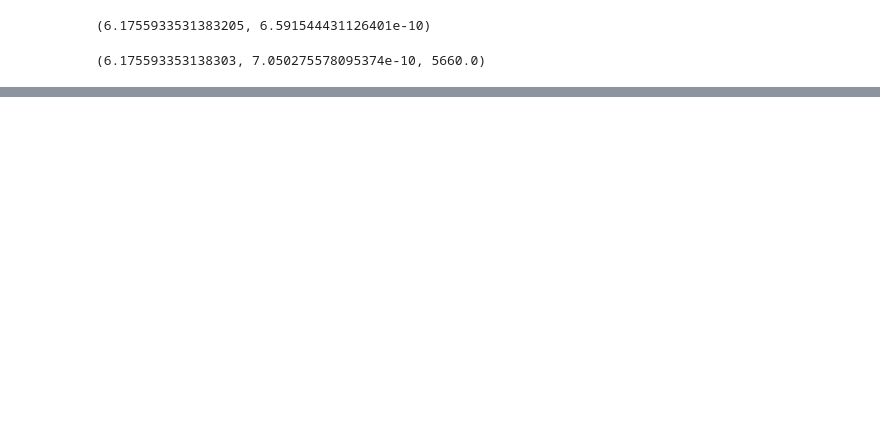
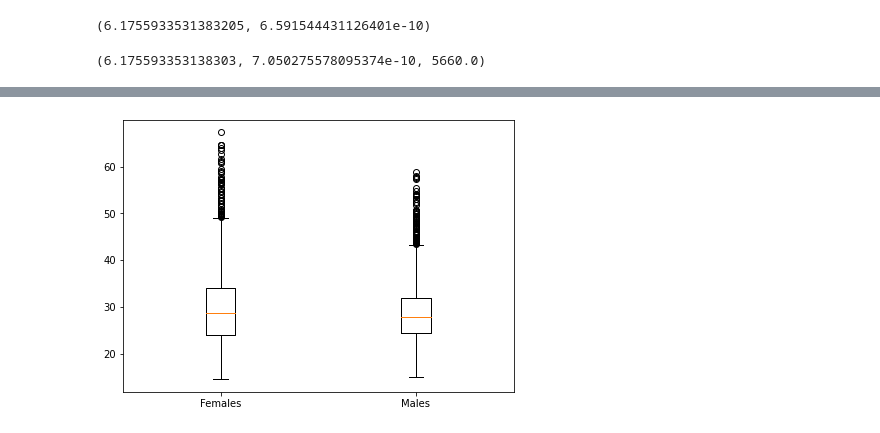
Before and after one commit to mxagar/statistics_with_python_coursera, a Jupyter notebook: 02_Inference/lab/05_Hypothesis_Testing_Examples.ipynb, the cells around one changed output, grey strips where cells are left out. Drawn from its saved outputs; the diff is of its cells as text; code cells hidden in the pictures; blank space fills up the shorter version.

```diff
--- a/02_Inference/lab/05_Hypothesis_Testing_Examples.ipynb
+++ b/02_Inference/lab/05_Hypothesis_Testing_Examples.ipynb
@@ -235,0 +392,6 @@ sm.stats.ttest_ind(females["BMXBMI"].dropna(), male["BMXBMI"].dropna())
+# %%
+plt.figure(figsize=(7,5))
+plt.boxplot((females["BMXBMI"].dropna(),males["BMXBMI"].dropna()),labels=['Females','Males'])
+plt.show()
+# %% [output]
+[figure, added]
```
Also changed, not shown: parts of 38 cells of this notebook.
